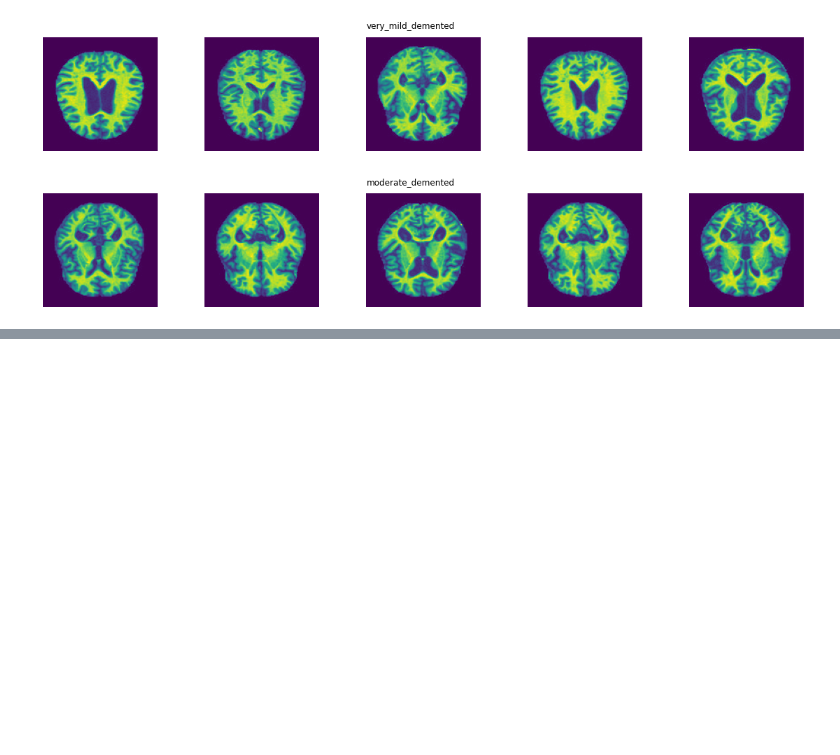
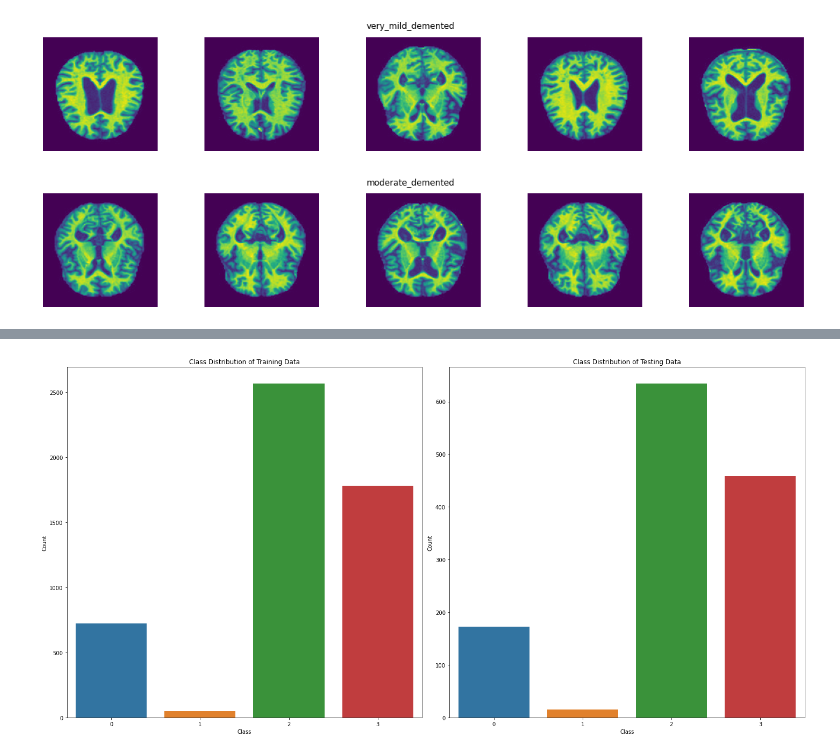
Before and after one commit to kevinn-luu/Alzheimer-s-MRI-Classification---Personal-Project-for-NSCI-302, a Jupyter notebook: Alzheimer's MRI classification.ipynb, the cells around one changed output, grey strips where cells are left out. Cells and saved outputs as stored; diff of their text form; code cells hidden in the pictures; blank space fills up the shorter version.

Commit message:
distribution of data and converted to binary classification problem

```diff
--- a/Alzheimer's MRI classification.ipynb
+++ b/Alzheimer's MRI classification.ipynb
@@ -112,3 +112,10 @@ for label in labels:
 [figure]
 [figure]
 [figure]
+# %%
+#Count the different categories in training and testing data
+
+training_label_counts = training_data['label'].value_counts()
+testing_label_counts = testing_data['label'].value_counts()
+print(training_label_counts)
+print(testing_label_counts)
@@ -114,0 +133,23 @@ for label in labels:
+# %%
+#Visualize class imbalance
+
+#https://stackoverflow.com/questions/42818361/how-to-make-two-plots-side-by-side
+
+plt.figure(figsize = (20, 10))
+
+plt.subplot(1, 2, 1)
+sns.barplot(x=training_label_counts.index, y=training_label_counts.values)
+plt.title("Class Distribution of Training Data")
+plt.xlabel("Class")
+plt.ylabel("Count")
+
+plt.subplot(1, 2, 2)
+sns.barplot(x=testing_label_counts.index, y=testing_label_counts.values)
+plt.title("Class Distribution of Testing Data")
+plt.xlabel("Class")
+plt.ylabel("Count")
+
+plt.tight_layout()
+plt.show()
+# %% [output]
+[figure, added]
```
Also changed, not shown: parts of 3 cells of this notebook.
